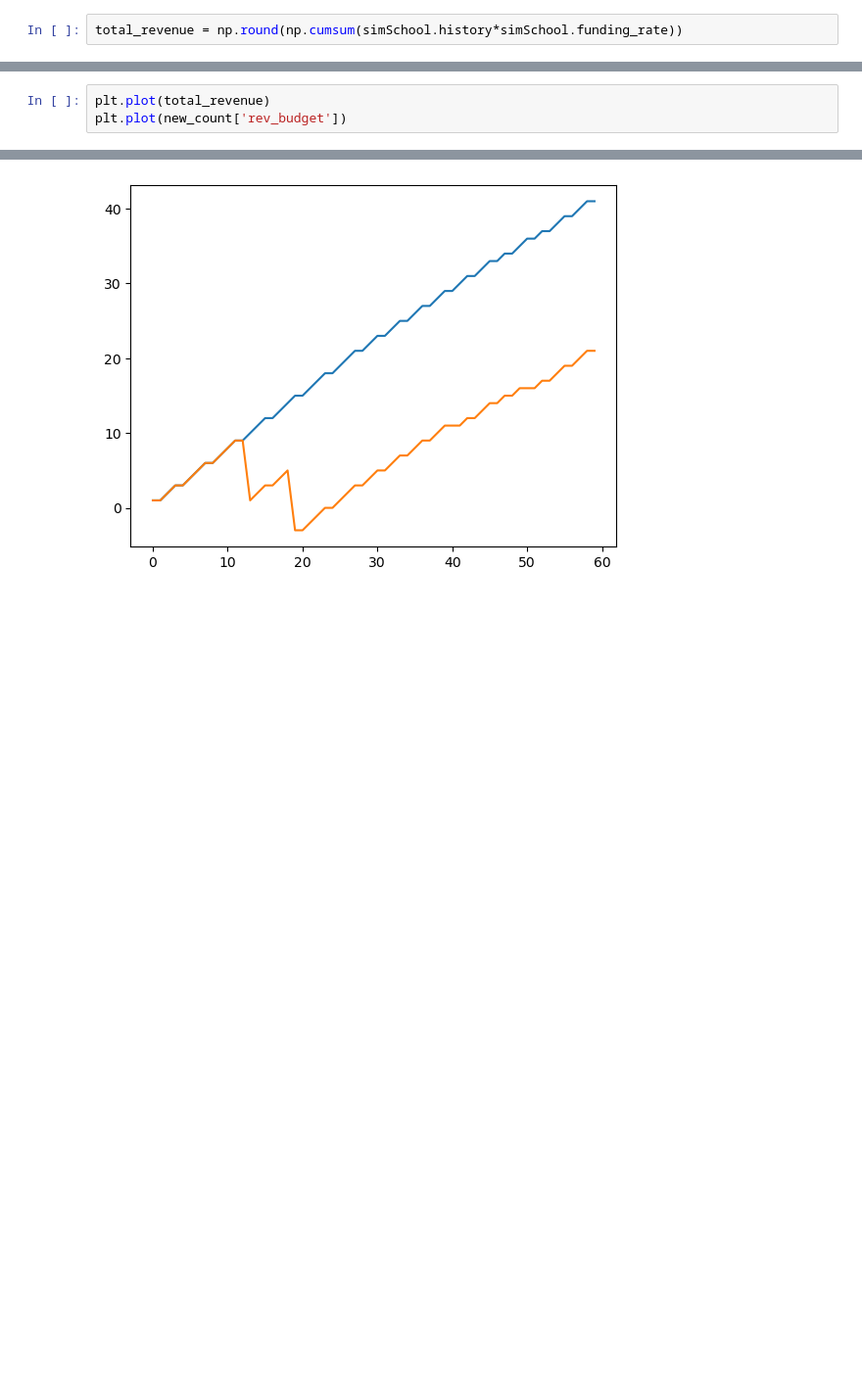
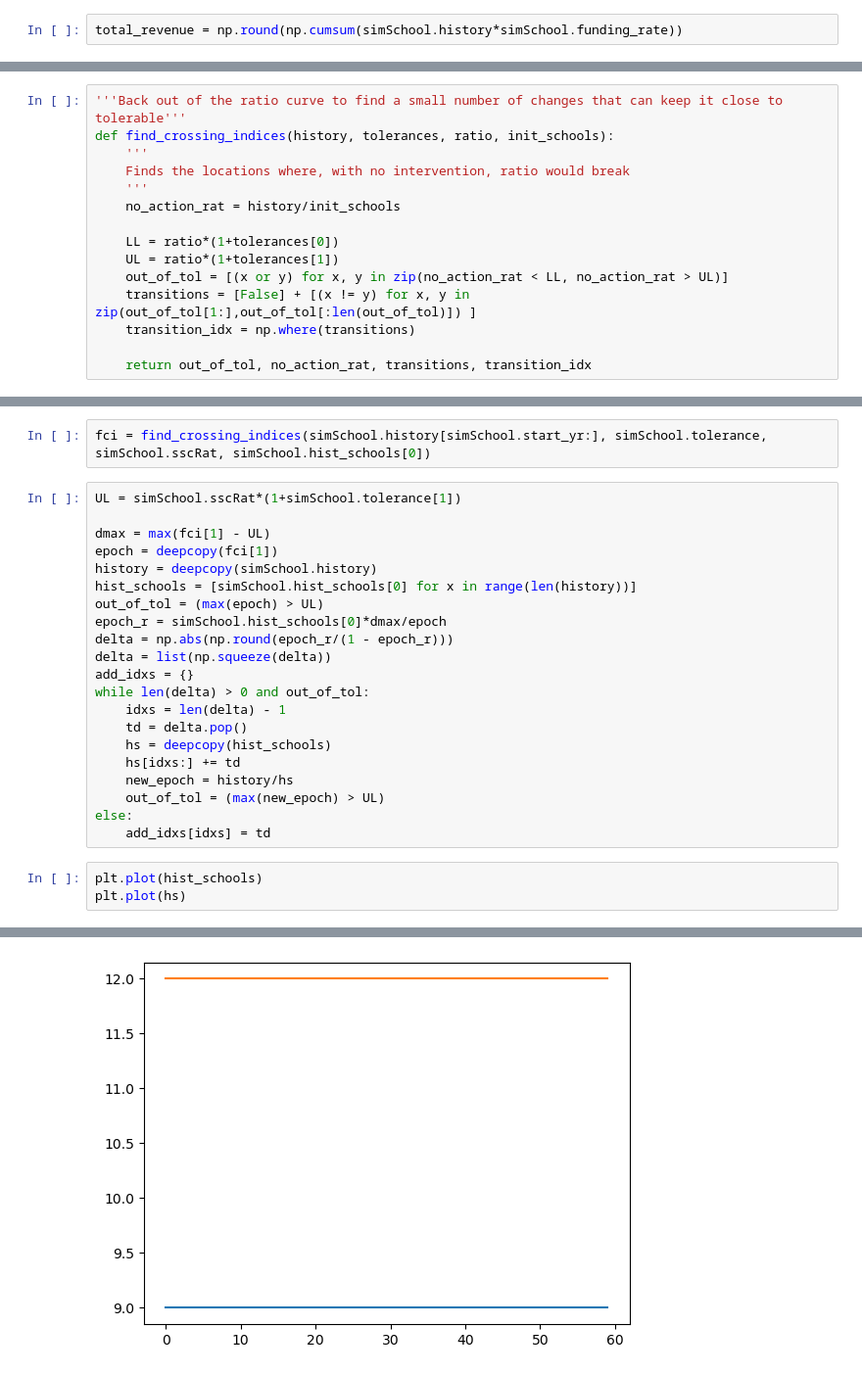
Before and after one commit to amatrhr/cas_570_project, a Jupyter notebook: school_district_and_closure.ipynb, the cells around one changed output, grey strips where cells are left out. Shown at 98% size. Drawn from its saved outputs; the diff is of its cells as text; blank space fills up the shorter version.

```diff
--- a/school_district_and_closure.ipynb
+++ b/school_district_and_closure.ipynb
@@ -685,0 +506,15 @@ plt.plot([single_or(x) for x in range(c_lb, len(simSchool.history))])
+# %%
+'''Back out of the ratio curve to find a small number of changes that can keep it close to tolerable'''
+def find_crossing_indices(history, tolerances, ratio, init_schools):
+    '''
+    Finds the locations where, with no intervention, ratio would break
+    '''
+    no_action_rat = history/init_schools
+
+    LL = ratio*(1+tolerances[0])
+    UL = ratio*(1+tolerances[1])
+    out_of_tol = [(x or y) for x, y in zip(no_action_rat < LL, no_action_rat > UL)]
+    transitions = [False] + [(x != y) for x, y in zip(out_of_tol[1:],out_of_tol[:len(out_of_tol)]) ]
+    transition_idx = np.where(transitions)
+
+    return out_of_tol, no_action_rat, transitions, transition_idx
@@ -686,6 +542,29 @@ plt.plot([single_or(x) for x in range(c_lb, len(simSchool.history))])
+# %%
+fci = find_crossing_indices(simSchool.history[simSchool.start_yr:], simSchool.tolerance, simSchool.sscRat, simSchool.hist_schools[0])
+# %%
+UL = simSchool.sscRat*(1+simSchool.tolerance[1])
+
+dmax = max(fci[1] - UL)
+epoch = deepcopy(fci[1])
+history = deepcopy(simSchool.history)
+hist_schools = [simSchool.hist_schools[0] for x in range(len(history))]
+out_of_tol = (max(epoch) > UL)
+epoch_r = simSchool.hist_schools[0]*dmax/epoch
+delta = np.abs(np.round(epoch_r/(1 - epoch_r)))
+delta = list(np.squeeze(delta))
+add_idxs = {}
+while len(delta) > 0 and out_of_tol:
+    idxs = len(delta) - 1
+    td = delta.pop()
+    hs = deepcopy(hist_schools)
+    hs[idxs:] += td
+    new_epoch = history/hs
+    out_of_tol = (max(new_epoch) > UL)
+else:
+    add_idxs[idxs] = td
 # %%
-plt.plot(total_revenue)
-plt.plot(new_count['rev_budget'])
+plt.plot(hist_schools)
+plt.plot(hs)
 # %% [output]
 [<matplotlib.lines.Line2D at 0x...>]
-[figure, old version]
+[figure, new version]
```
Also changed, not shown: parts of 39 cells of this notebook, 2 other files.
